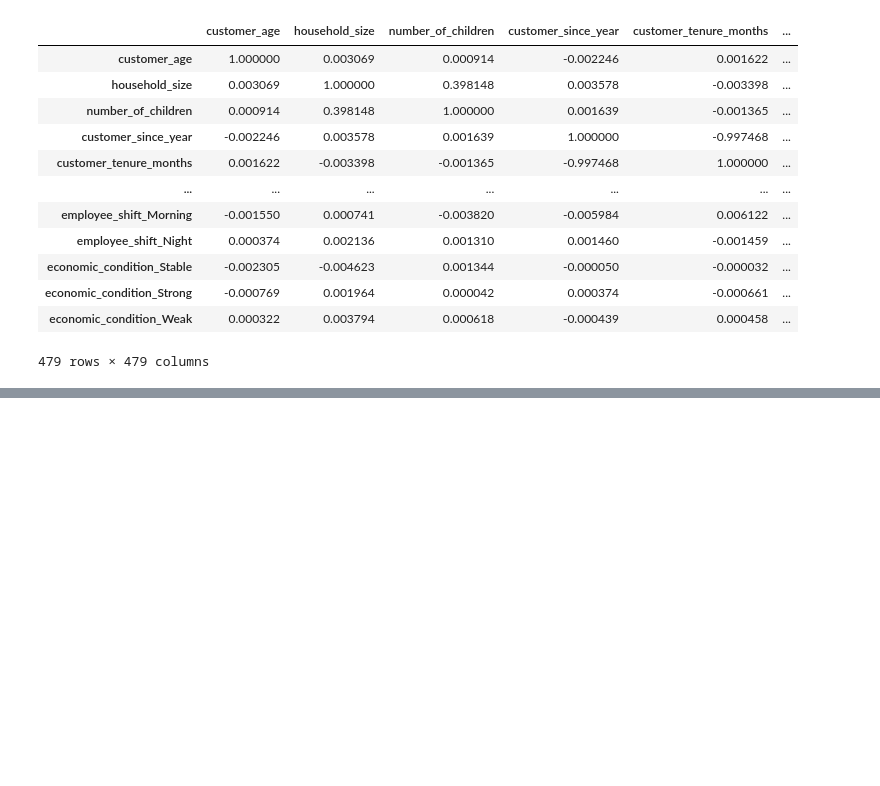
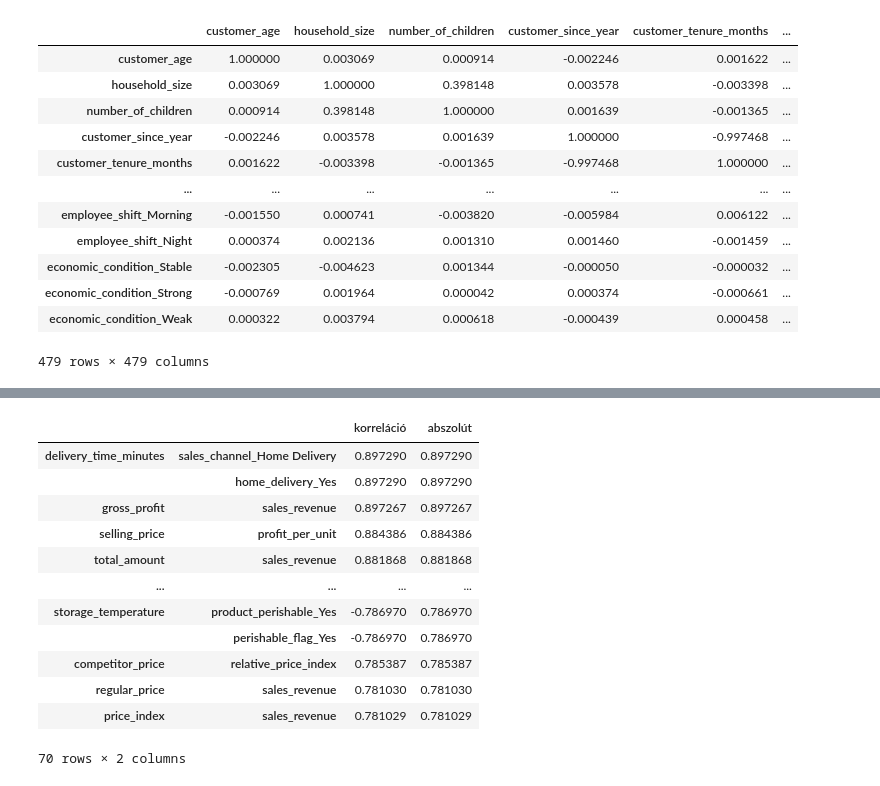
Before and after one commit to tatraim/supermarket, a Jupyter notebook: supermarket_data_3.ipynb, the cells around one changed output, grey strips where cells are left out. Saved outputs shown, nothing was run; the diff lists cells and outputs as text; code cells hidden in the pictures; blank space fills up the shorter version.

```diff
--- a/supermarket_data_3.ipynb
+++ b/supermarket_data_3.ipynb
@@ -127,0 +225,18 @@ corr
+# %%
+nt_1_pairs = pairs[pairs['abszolút']<0.9]
+# %%
+nt_1_pairs.head(70)
+# %% [output]
+|  |  | korreláció | abszolút |
+| delivery_time_minutes | sales_channel_Home Delivery | 0.897290 | 0.897290 |
+|  | home_delivery_Yes | 0.897290 | 0.897290 |
+| gross_profit | sales_revenue | 0.897267 | 0.897267 |
+| selling_price | profit_per_unit | 0.884386 | 0.884386 |
+| total_amount | sales_revenue | 0.881868 | 0.881868 |
+| ... | ... | ... | ... |
+| storage_temperature | product_perishable_Yes | -0.786970 | 0.786970 |
+|  | perishable_flag_Yes | -0.786970 | 0.786970 |
+| competitor_price | relative_price_index | 0.785387 | 0.785387 |
+| regular_price | sales_revenue | 0.781030 | 0.781030 |
+| price_index | sales_revenue | 0.781029 | 0.781029 |
+70 rows × 2 columns
```
Also changed, not shown: parts of 7 cells of this notebook.
